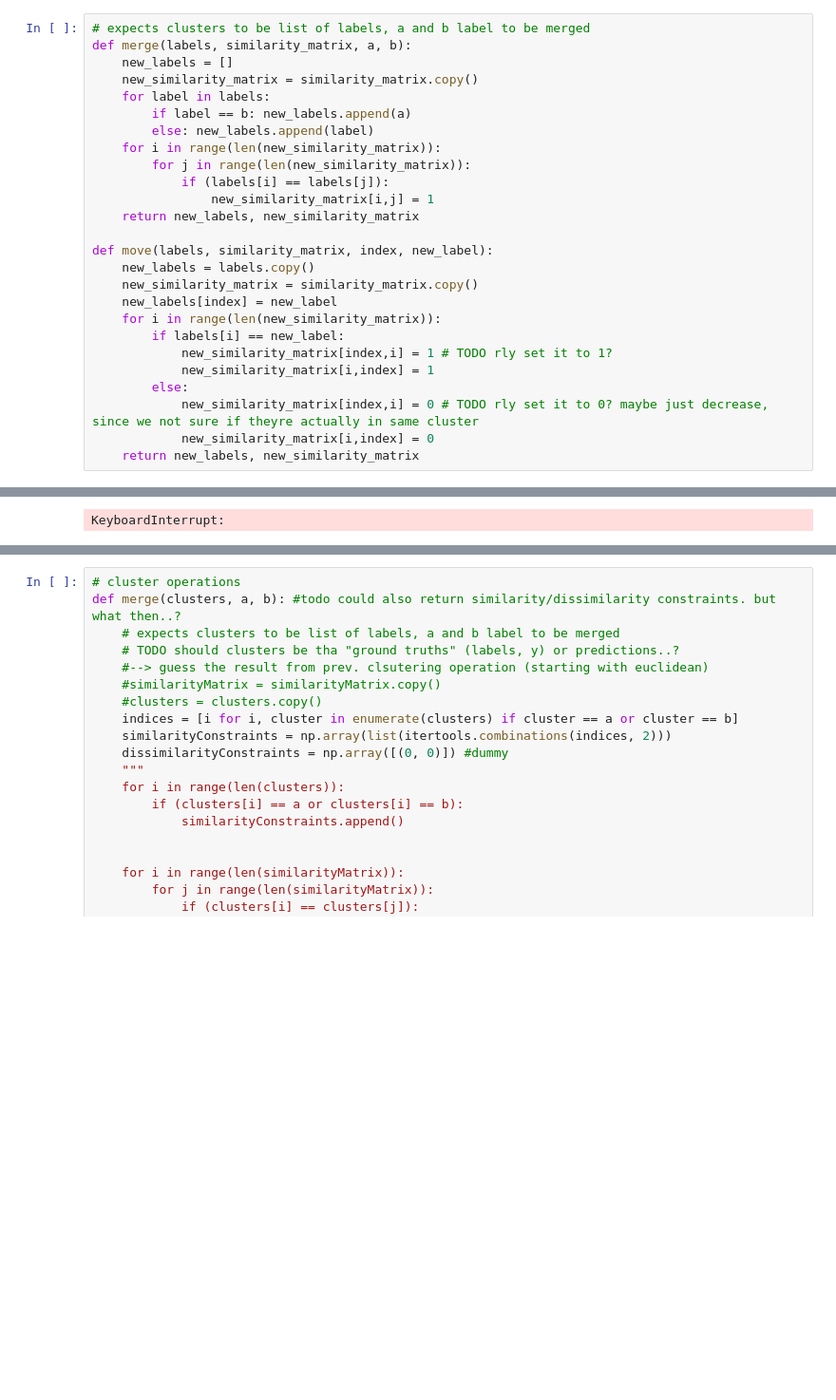
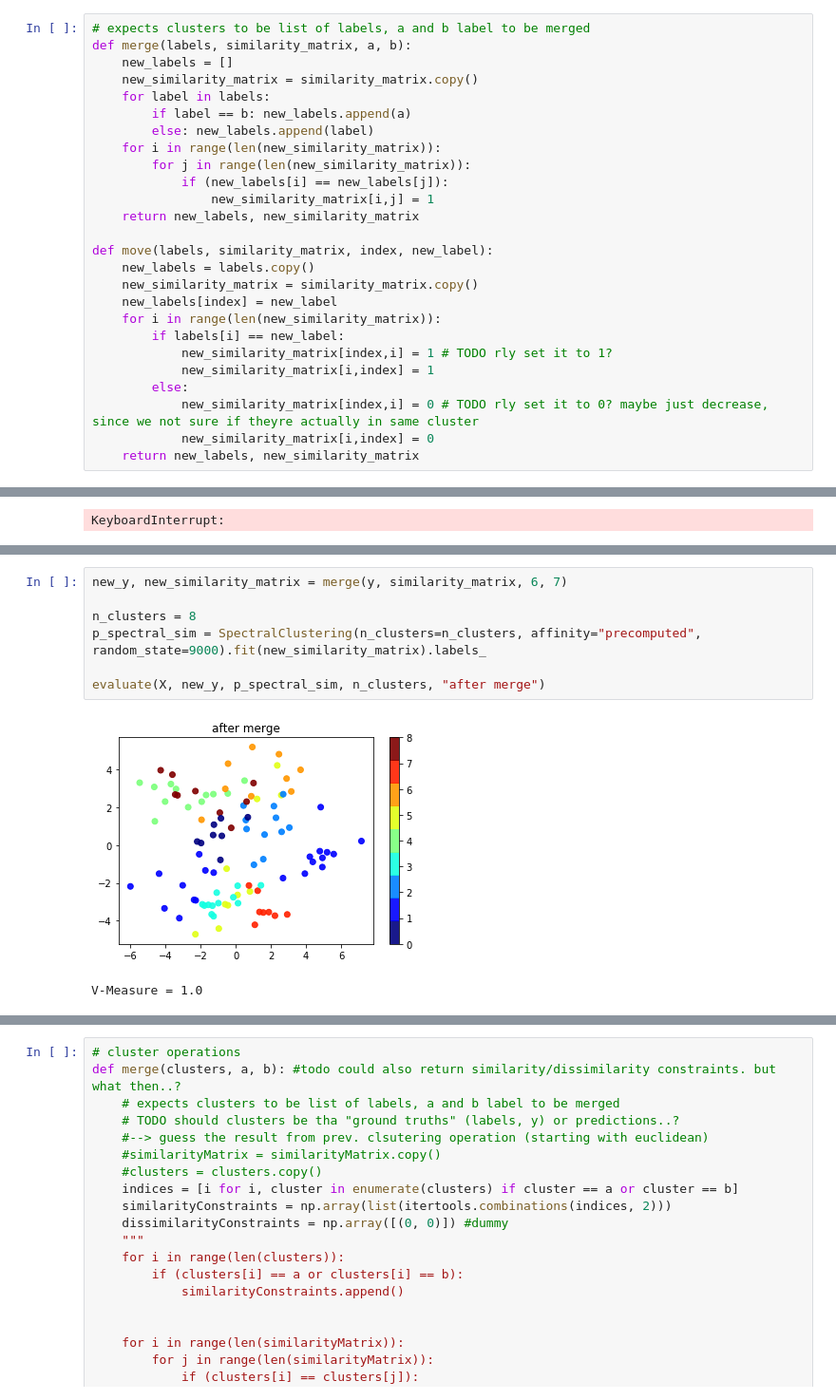
Before and after one commit to patricsteiner/image_clustering, a Jupyter notebook: intelligent_image_clustering.ipynb, the cells around one changed output, grey strips where cells are left out. Shown at 95% size. Saved outputs shown, nothing was run; the diff lists cells and outputs as text; blank space fills up the shorter version.

```diff
--- a/intelligent_image_clustering.ipynb
+++ b/intelligent_image_clustering.ipynb
@@ -175,7 +175,7 @@ def merge(labels, similarity_matrix, a, b):
         else: new_labels.append(label)
     for i in range(len(new_similarity_matrix)):
         for j in range(len(new_similarity_matrix)):
-            if (labels[i] == labels[j]):
+            if (new_labels[i] == new_labels[j]):
                 new_similarity_matrix[i,j] = 1
     return new_labels, new_similarity_matrix
 
@@ -279,0 +333,10 @@ KeyboardInterrupt:
+# %%
+new_y, new_similarity_matrix = merge(y, similarity_matrix, 6, 7)
+
+n_clusters = 8
+p_spectral_sim = SpectralClustering(n_clusters=n_clusters, affinity="precomputed", random_state=9000).fit(new_similarity_matrix).labels_
+
+evaluate(X, new_y, p_spectral_sim, n_clusters, "after merge")
+# %% [output]
+[figure, added]
+V-Measure = 1.0
```
Also changed, not shown: parts of 6 cells of this notebook.
